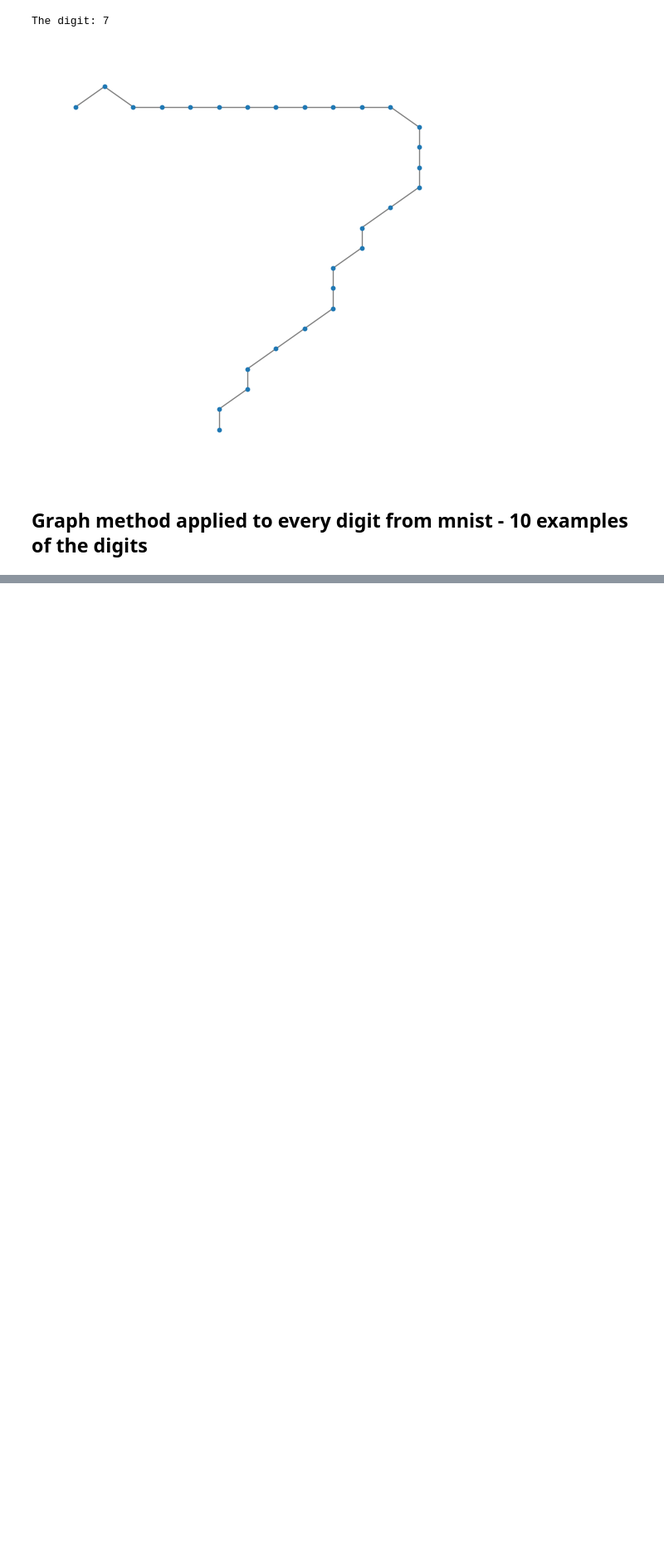
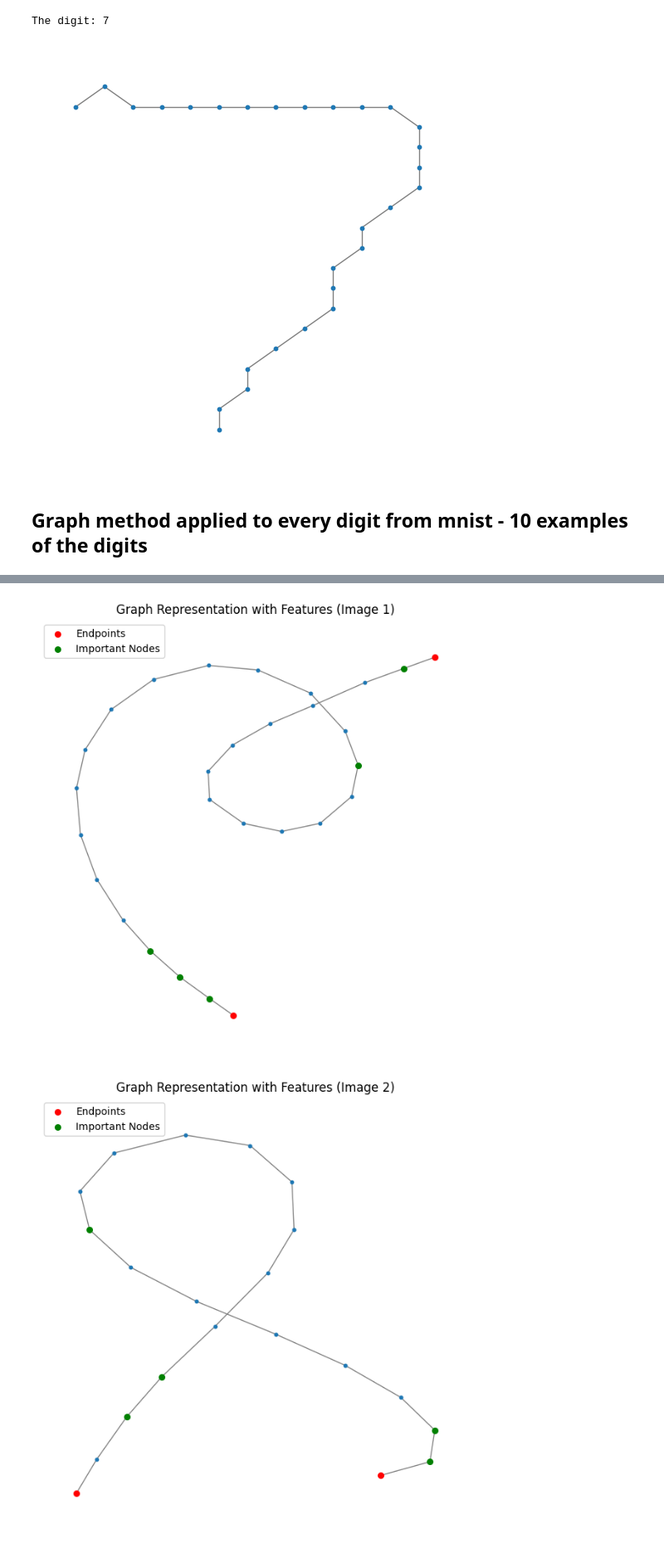
Before and after one commit to ewaMiazga/ai-lab-work, a Jupyter notebook: graph-based_experiments.ipynb, the cells around one changed output, grey strips where cells are left out. Shown at 83% size. Saved outputs shown, nothing was run; the diff lists cells and outputs as text; code cells hidden in the pictures; blank space fills up the shorter version.

```diff
--- a/graph-based_experiments.ipynb
+++ b/graph-based_experiments.ipynb
@@ -103,0 +573,41 @@ plt.show()
+# %%
+import matplotlib.pyplot as plt
+import networkx as nx
+import numpy as np
+
+def plot_graph_with_features(graphs):
+    """
+    Plot graphs with extracted features like endpoints, junctions, and important nodes.
+    """
+    #fixed_layout = nx.spring_layout(graphs[0], seed=42)  # Consistent layout for comparison
+    for i, G in enumerate(graphs):
+        plt.figure(figsize=(6, 6))
+
+        # Precompute the layout (positions of nodes)
+
+        # Extract endpoints and junctions
+        endpoints = [node for node, degree in G.degree() if degree == 1]
+        junctions = [node for node, degree in G.degree() if degree >= 3]
+
+        # PageRank for identifying important nodes
+        pagerank_scores = nx.pagerank(G)
+        important_nodes = sorted(pagerank_scores, key=pagerank_scores.get, reverse=True)[:5]
+        fixed_layout = nx.spring_layout(G, seed=42)  # Consistent layout for comparison
+
+        # Plotting nodes with features
+        nx.draw(G, pos=fixed_layout, with_labels=False, node_size=10, edge_color="gray")
+
+        # Highlight the endpoints (red), junctions (blue), and important nodes (green)
+        nx.draw_networkx_nodes(G, pos=fixed_layout, nodelist=endpoints, node_color='red', node_size=30, label="Endpoints")
+        nx.draw_networkx_nodes(G, pos=fixed_layout, nodelist=junctions, node_color='blue', node_size=30, label="Junctions")
+        nx.draw_networkx_nodes(G, pos=fixed_layout, nodelist=important_nodes, node_color='green', node_size=30, label="Important Nodes")
+
+        plt.title(f"Graph Representation with Features (Image {i+1})")
+        plt.legend(loc="upper left")
+        plt.show()
+
+# Assuming 'graphs' is a list of graphs
+plot_graph_with_features(graphs)
+# %% [output]
+[figure, added]
+[figure, added]
```
Also changed, not shown: parts of 7 cells of this notebook.
